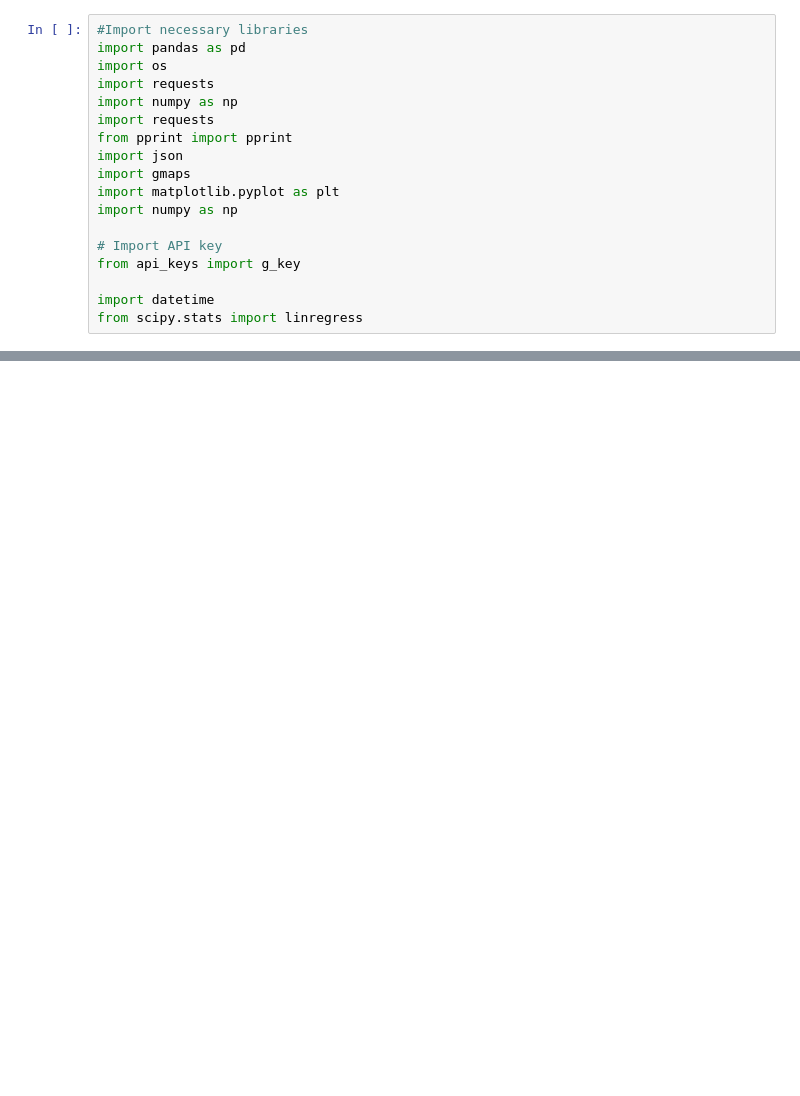
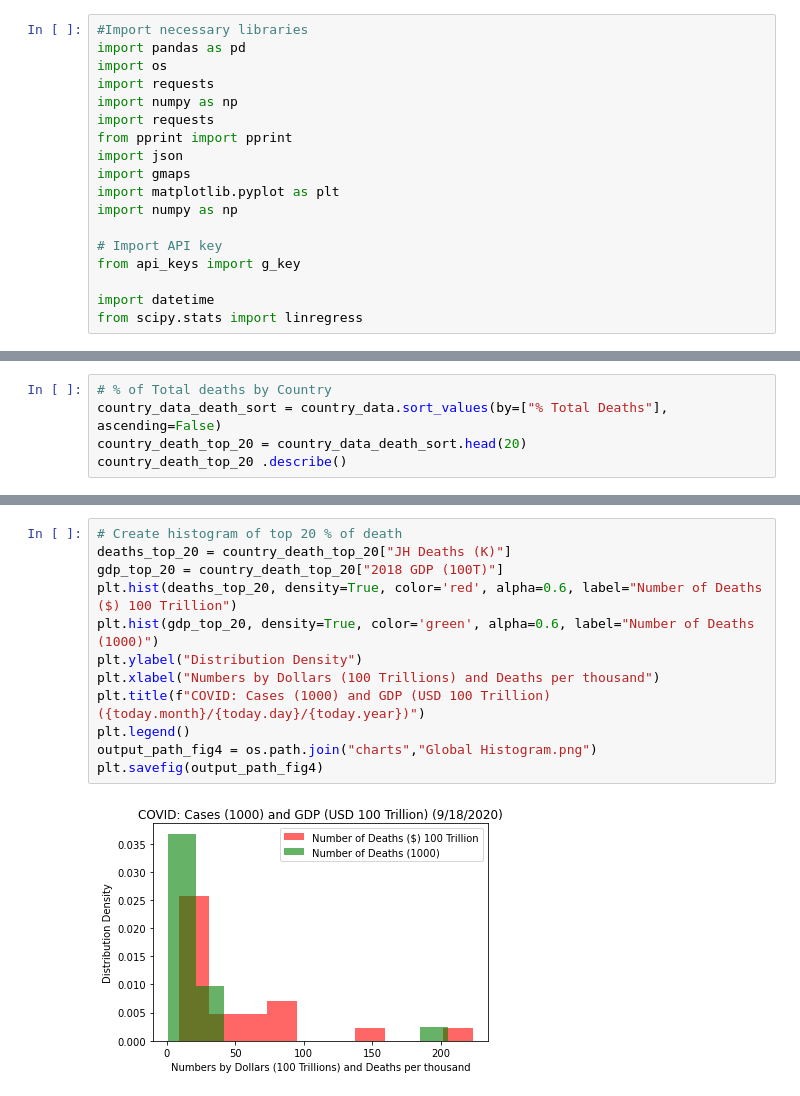
Before and after one commit to mcbien/Project_One, a Jupyter notebook: Project One - Charting.ipynb, the cells around one changed output, grey strips where cells are left out. Saved outputs shown, nothing was run; the diff lists cells and outputs as text; blank space fills up the shorter version.

```diff
--- a/Project One - Charting.ipynb
+++ b/Project One - Charting.ipynb
@@ -152,0 +151,5 @@ r = 0.6746545168133808
+# %%
+# % of Total deaths by Country
+country_data_death_sort = country_data.sort_values(by=["% Total Deaths"], ascending=False)
+country_death_top_20 = country_data_death_sort.head(20)
+country_death_top_20 .describe()
@@ -152,0 +166,14 @@ r = 0.6746545168133808
+# %%
+# Create histogram of top 20 % of death
+deaths_top_20 = country_death_top_20["JH Deaths (K)"]
+gdp_top_20 = country_death_top_20["2018 GDP (100T)"]
+plt.hist(deaths_top_20, density=True, color='red', alpha=0.6, label="Number of Deaths ($) 100 Trillion")
+plt.hist(gdp_top_20, density=True, color='green', alpha=0.6, label="Number of Deaths (1000)")
+plt.ylabel("Distribution Density")
+plt.xlabel("Numbers by Dollars (100 Trillions) and Deaths per thousand")
+plt.title(f"COVID: Cases (1000) and GDP (USD 100 Trillion) ({today.month}/{today.day}/{today.year})")
+plt.legend()
+output_path_fig4 = os.path.join("charts","Global Histogram.png")
+plt.savefig(output_path_fig4)
+# %% [output]
+[figure, added]
```
Also changed, not shown: parts of 7 cells of this notebook, 6 other files.
